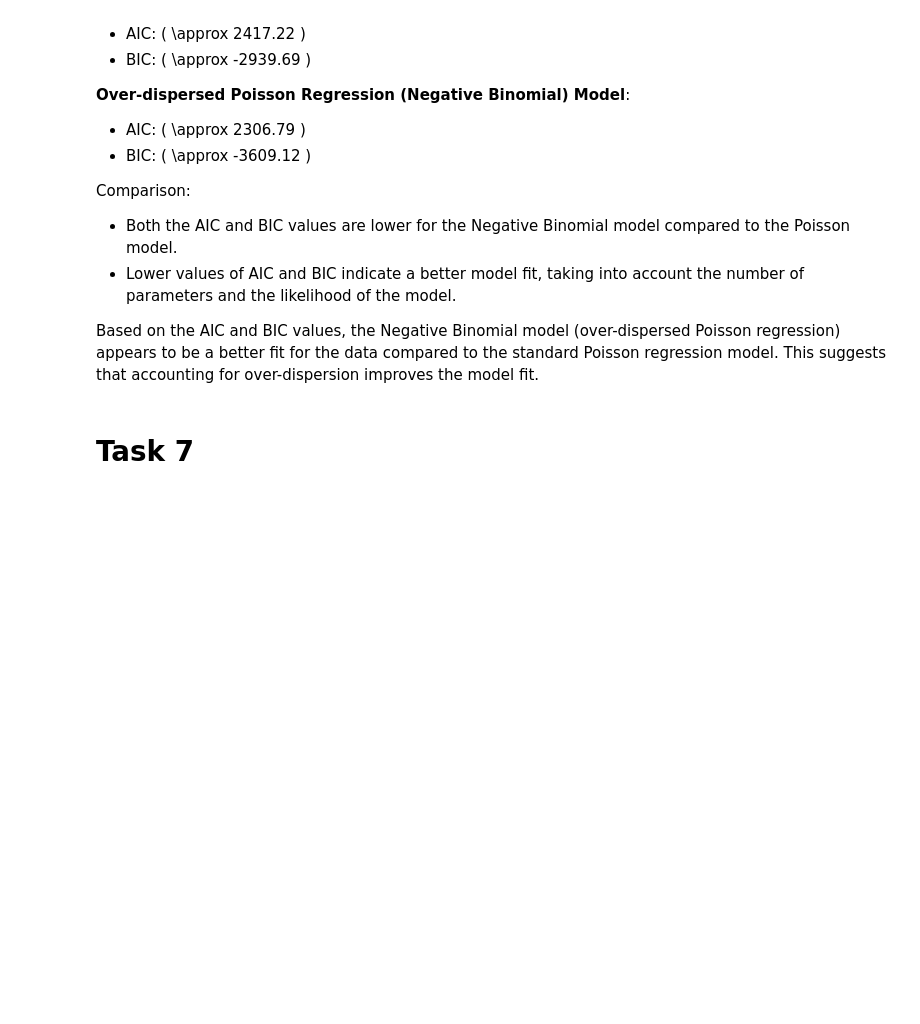
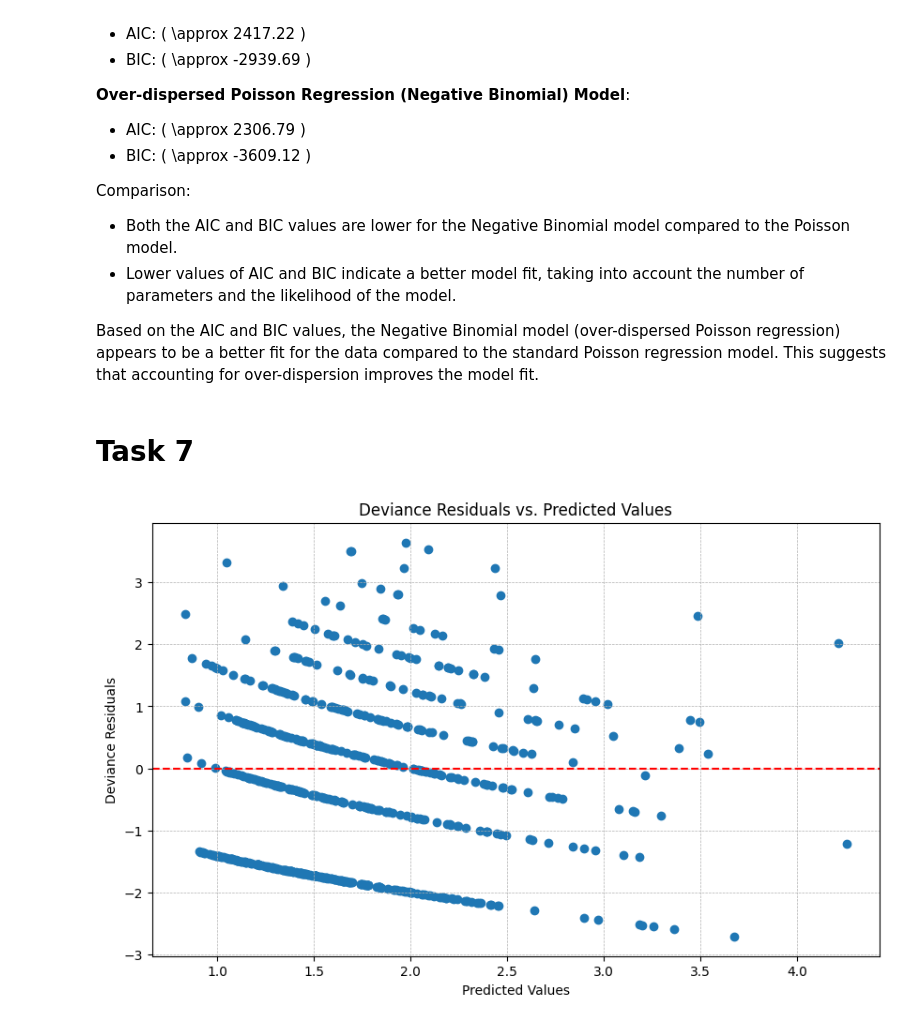
Before and after one commit to MichaelRocchio/msds_410, a Jupyter notebook: Assignment_9/rocchio_assign9.ipynb, the cells around one changed output. Cells and saved outputs as stored; diff of their text form; code cells hidden in the pictures; blank space fills up the shorter version.

```diff
--- a/Assignment_9/rocchio_assign9.ipynb
+++ b/Assignment_9/rocchio_assign9.ipynb
@@ -462,3 +454,16 @@ Comparison:
 Based on the AIC and BIC values, the Negative Binomial model (over-dispersed Poisson regression) appears to be a better fit for the data compared to the standard Poisson regression model. This suggests that accounting for over-dispersion improves the model fit.
 # %% [markdown]
 # Task 7
+# %%
+deviance_residuals = poisson_model.resid_deviance
+predicted_values = poisson_model.predict(data)
+plt.figure(figsize=(10, 6))
+plt.scatter(predicted_values, deviance_residuals)
+plt.axhline(y=0, color='red', linestyle='--')
+plt.title('Deviance Residuals vs. Predicted Values')
+plt.xlabel('Predicted Values')
+plt.ylabel('Deviance Residuals')
+plt.grid(True, which='both', linestyle='--', linewidth=0.5)
+plt.show()
+# %% [output]
+[figure, added]
```
Also changed, not shown: parts of 23 cells of this notebook.
